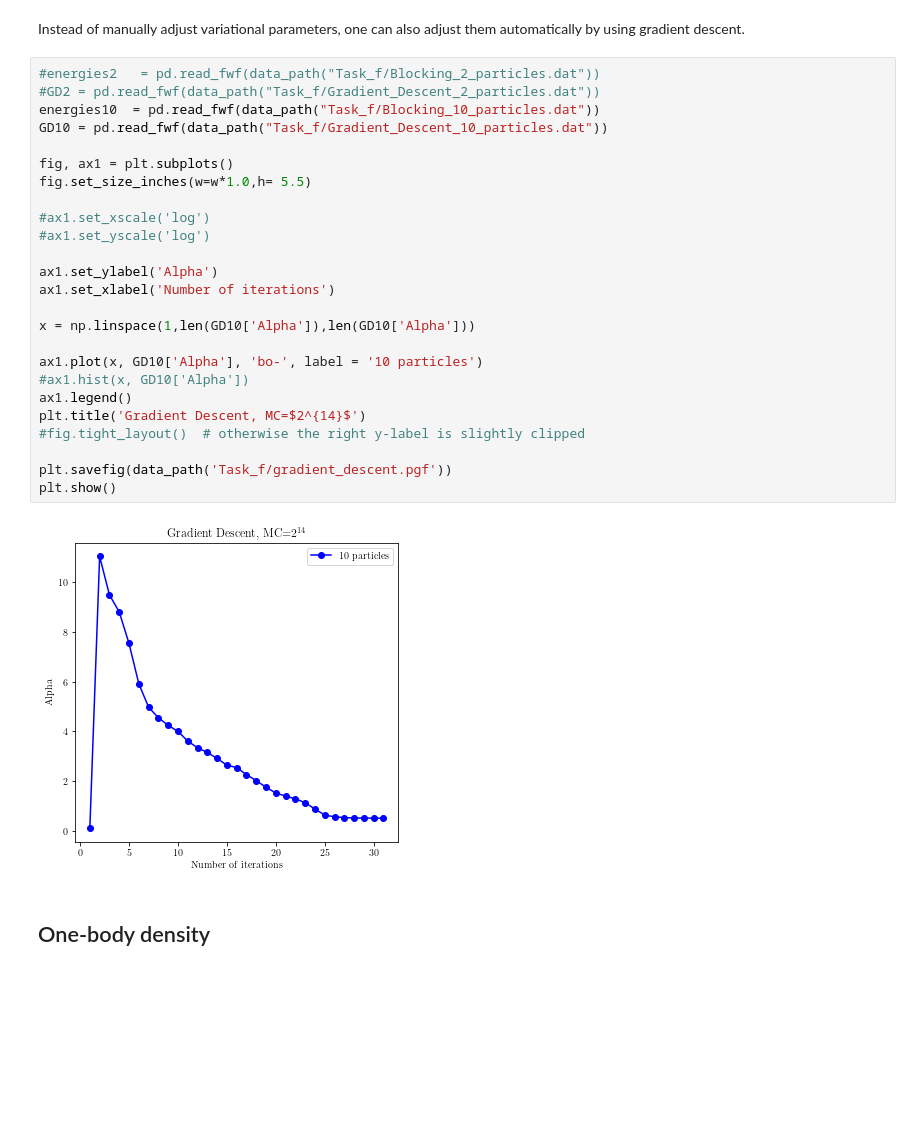
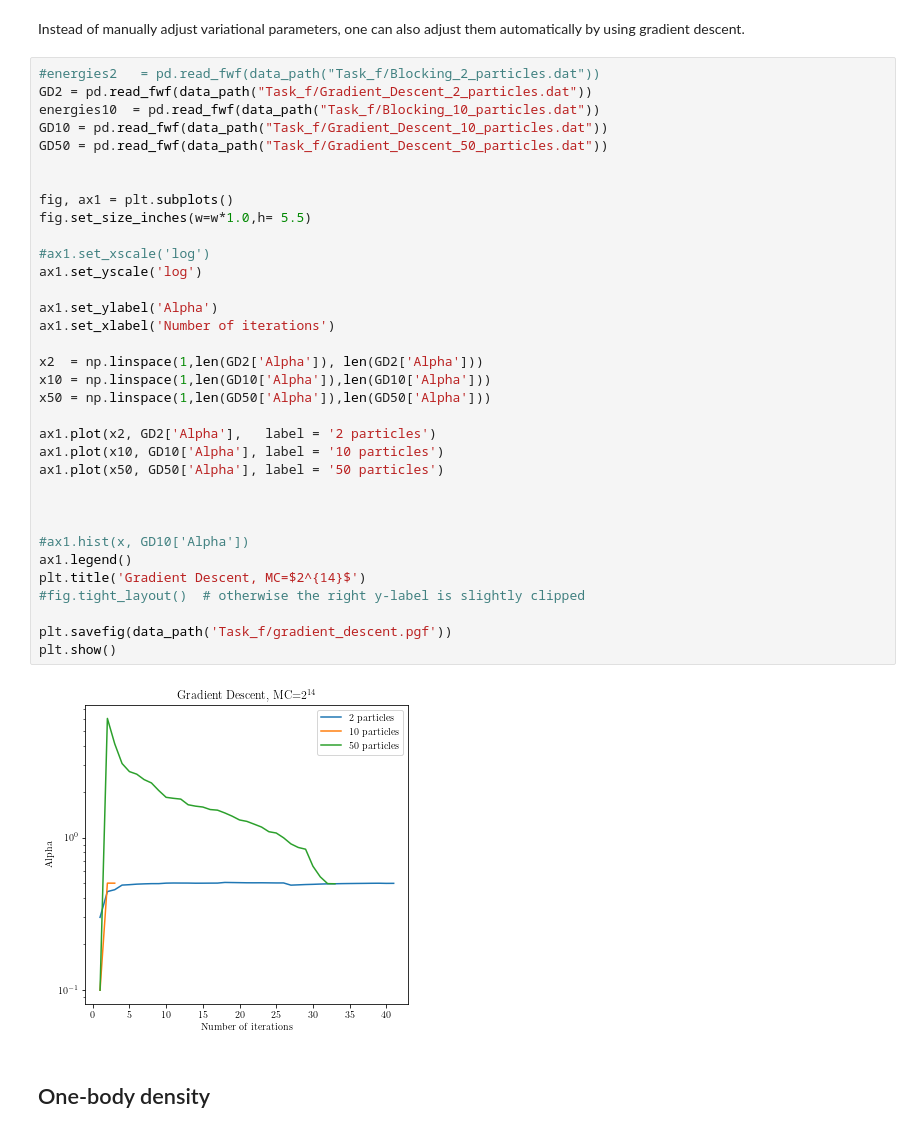
Before and after one commit to Moejay10/FYS4411, a Jupyter notebook: Project1/Python/Variational_Monte_Carlo.ipynb, the cells around one changed output. Saved outputs shown, nothing was run; the diff lists cells and outputs as text; blank space fills up the shorter version.

```diff
--- a/Project1/Python/Variational_Monte_Carlo.ipynb
+++ b/Project1/Python/Variational_Monte_Carlo.ipynb
@@ -758,31 +763,40 @@ plt.show()
 Instead of manually adjust variational parameters, one can also adjust them automatically by using gradient descent.
 # %%
 #energies2   = pd.read_fwf(data_path("Task_f/Blocking_2_particles.dat"))
-#GD2 = pd.read_fwf(data_path("Task_f/Gradient_Descent_2_particles.dat"))
+GD2 = pd.read_fwf(data_path("Task_f/Gradient_Descent_2_particles.dat"))
 energies10  = pd.read_fwf(data_path("Task_f/Blocking_10_particles.dat"))
 GD10 = pd.read_fwf(data_path("Task_f/Gradient_Descent_10_particles.dat"))
+GD50 = pd.read_fwf(data_path("Task_f/Gradient_Descent_50_particles.dat"))
+
 
 fig, ax1 = plt.subplots()
 fig.set_size_inches(w=w*1.0,h= 5.5)
 
 #ax1.set_xscale('log')
-#ax1.set_yscale('log')
+ax1.set_yscale('log')
 
 ax1.set_ylabel('Alpha')
 ax1.set_xlabel('Number of iterations')
 
-x = np.linspace(1,len(GD10['Alpha']),len(GD10['Alpha']))
+x2  = np.linspace(1,len(GD2['Alpha']), len(GD2['Alpha']))
+x10 = np.linspace(1,len(GD10['Alpha']),len(GD10['Alpha']))
+x50 = np.linspace(1,len(GD50['Alpha']),len(GD50['Alpha']))
 
-ax1.plot(x, GD10['Alpha'], 'bo-', label = '10 particles')
+ax1.plot(x2, GD2['Alpha'],   label = '2 particles')
+ax1.plot(x10, GD10['Alpha'], label = '10 particles')
+ax1.plot(x50, GD50['Alpha'], label = '50 particles')
+
+
+
 #ax1.hist(x, GD10['Alpha'])
 ax1.legend()
 plt.title('Gradient Descent, MC=$2^{14}$')
 #fig.tight_layout()  # otherwise the right y-label is slightly clipped
 
 plt.savefig(data_path('Task_f/gradient_descent.pgf'))
 plt.show()
 # %% [output]
-[figure, old version]
+[figure, new version]
 # %% [markdown]
 ## One-body density
 # %%
```
Also changed, not shown: parts of 11 cells of this notebook.
